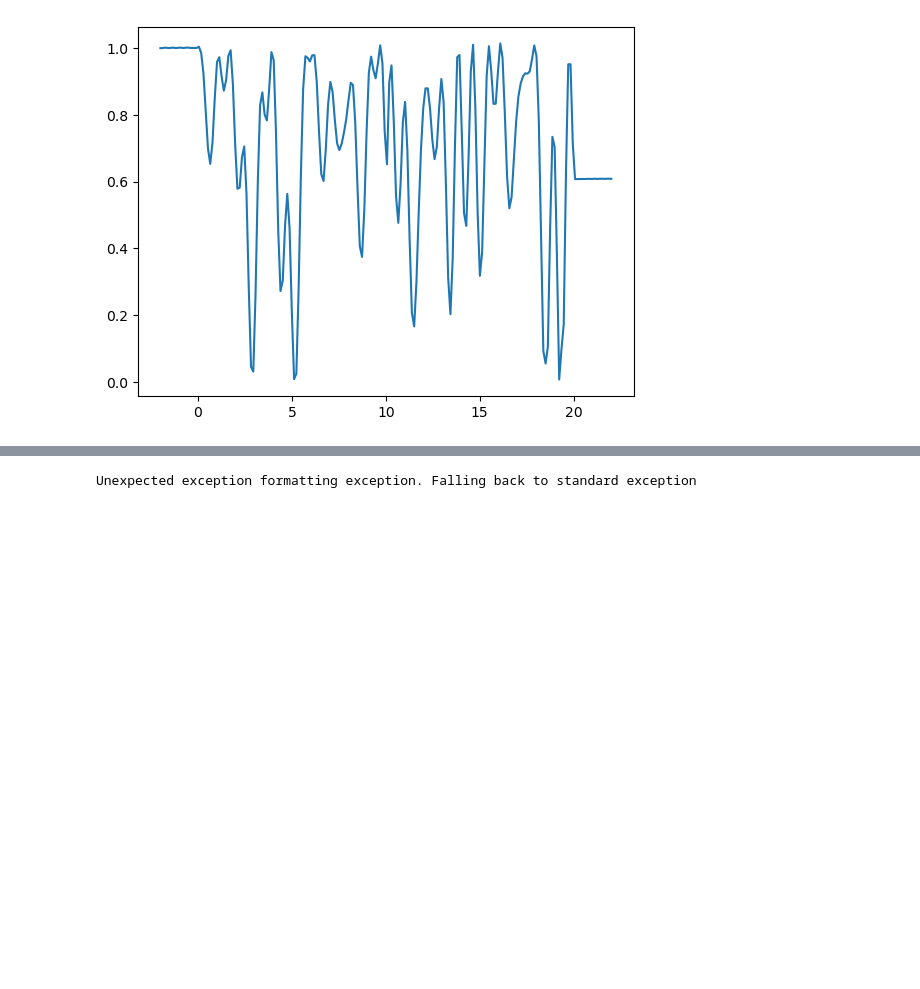
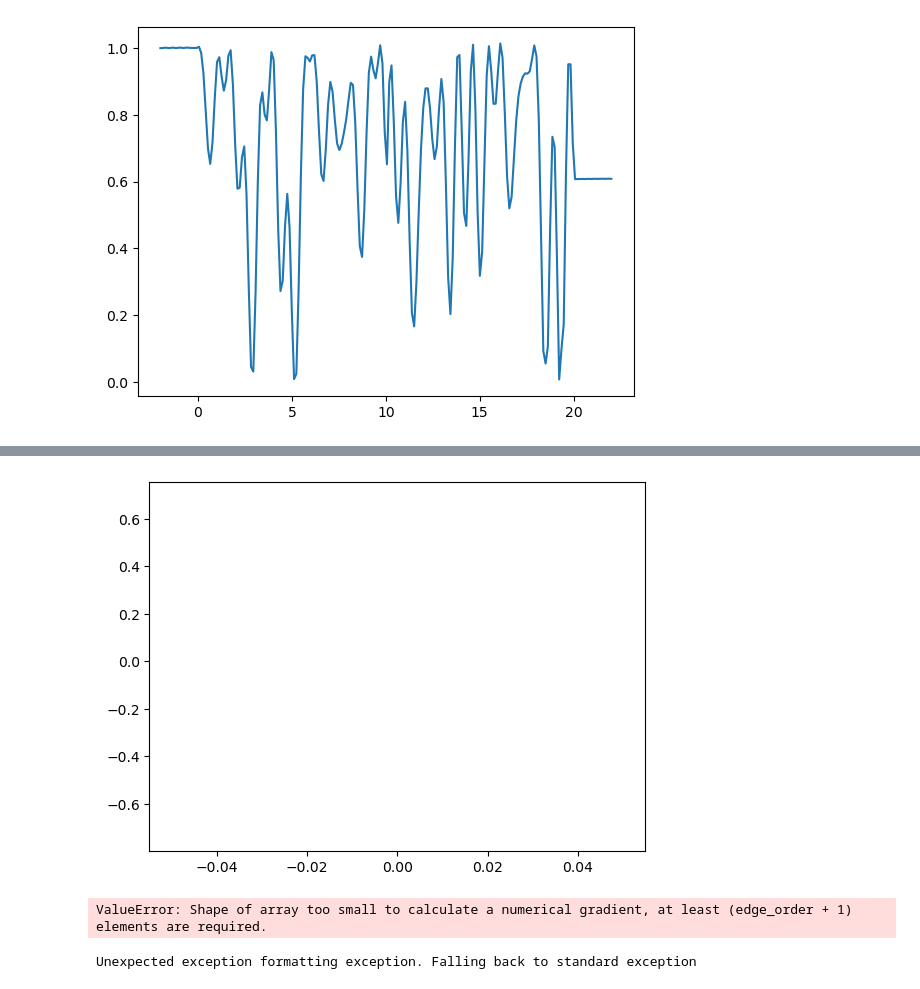
Before and after one commit to j-curtis/QMC_XY_rotor, a Jupyter notebook: testing.ipynb, the cells around one changed output, grey strips where cells are left out. Drawn from its saved outputs; the diff is of its cells as text; code cells hidden in the pictures; blank space fills up the shorter version.

```diff
--- a/testing.ipynb
+++ b/testing.ipynb
@@ -285,3 +305,13 @@ plt.show()
+# %%
+plt.plot(np.cos(sim.theta_samples[0,0,:,-1] ),'red' )
+plt.plot(np.sin(sim.theta_samples[0,0,:,-1] ),'blue' )
+plt.show()
+
+plt.plot(np.gradient(sim.theta_samples[0,0,:,-1] )/np.pi )
+plt.show()
+# %% [output]
+[figure, added]
+ValueError: Shape of array too small to calculate a numerical gradient, at least (edge_order + 1) elements are required.
 # %%
 EJ = 1.
 EC = 0.05
```
Also changed, not shown: parts of 6 cells of this notebook, 1 other file.
